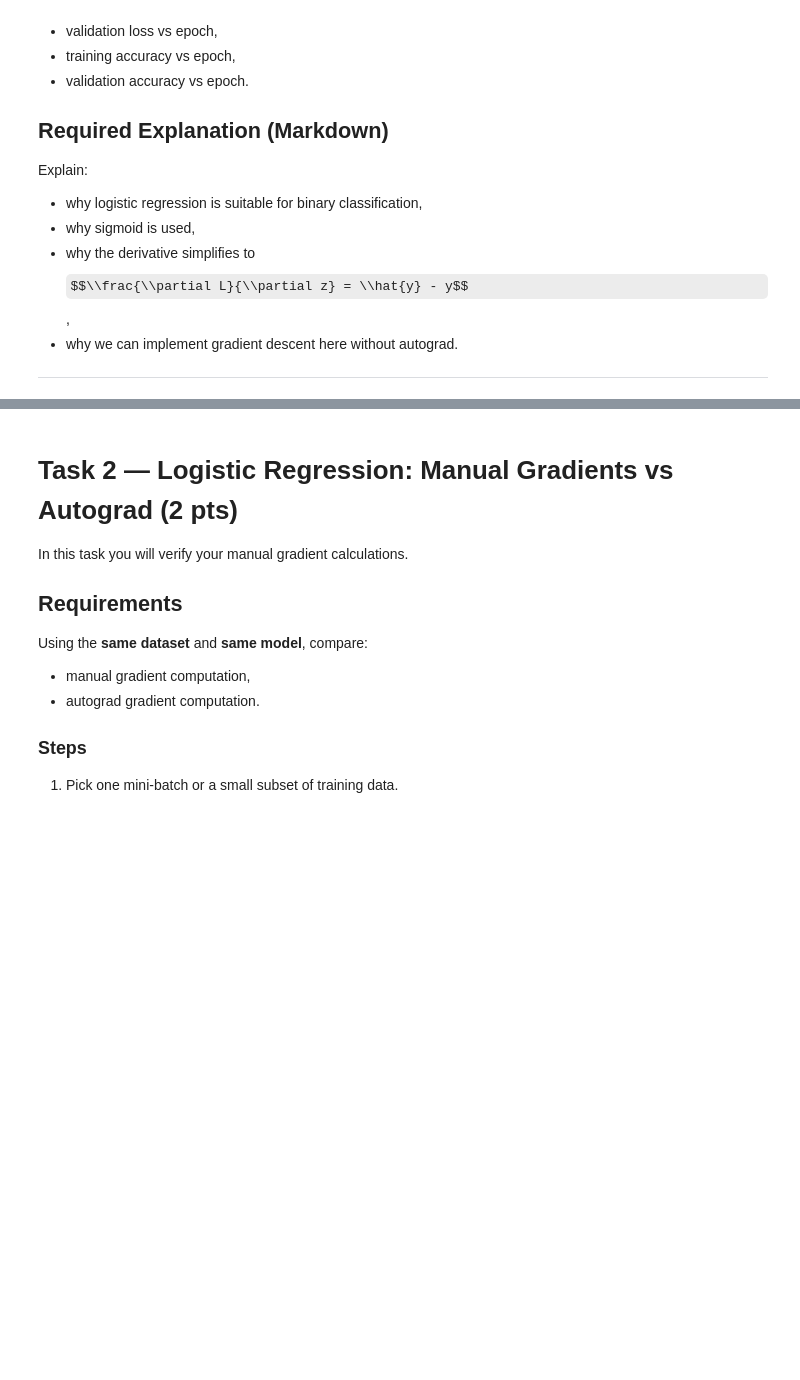
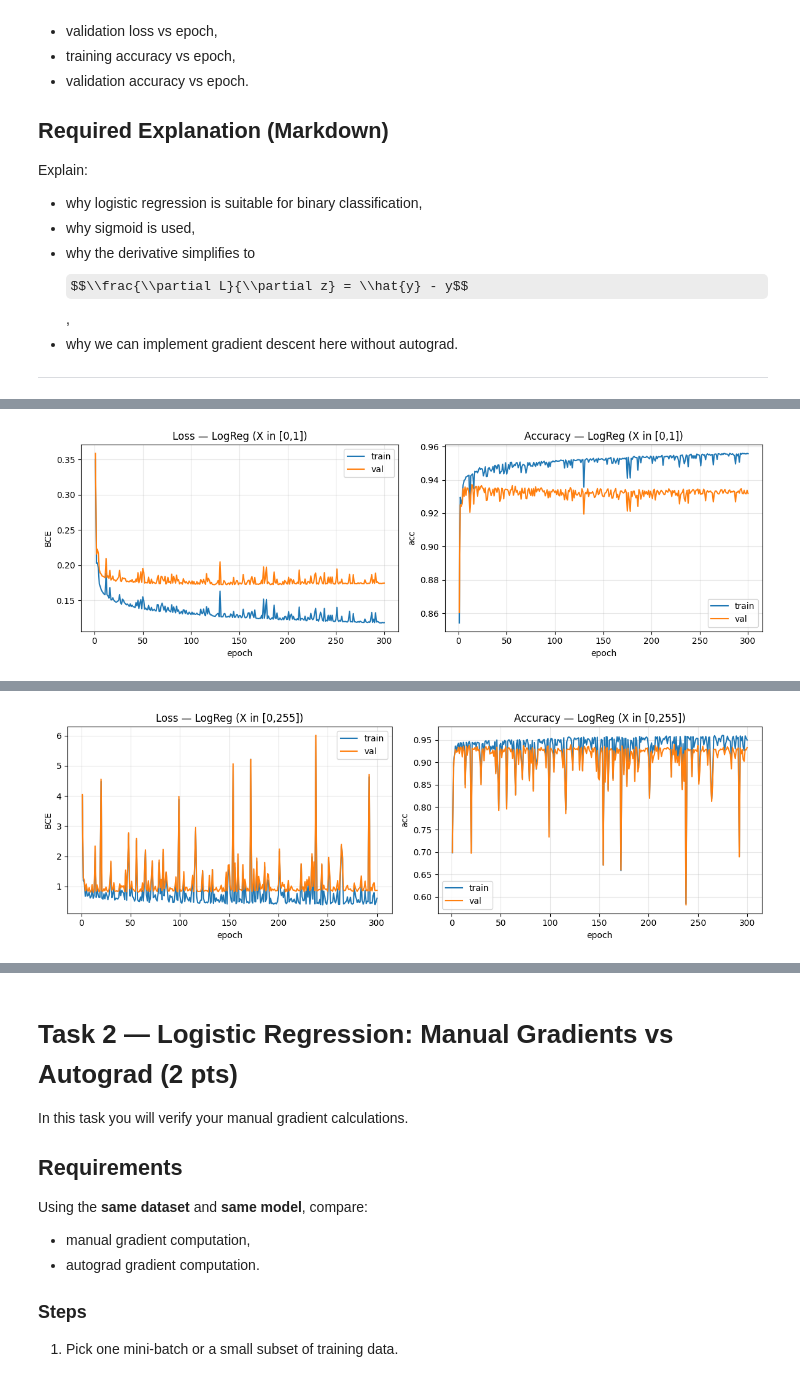
Before and after one commit to Owczany/Semestr-6, a Jupyter notebook: neural_networks/assignments/list_3/task.ipynb, the cells around one changed output, grey strips where cells are left out. Cells and saved outputs as stored; diff of their text form; code cells hidden in the pictures; some formulas as TeX source; blank space fills up the shorter version.

```diff
--- a/neural_networks/assignments/list_3/task.ipynb
+++ b/neural_networks/assignments/list_3/task.ipynb
@@ -212,3 +212,21 @@ Explain:
 
 
 ---
+# %%
+# === Setup & reproducibility ===
+import math
+import random
+import numpy as np
+import torch
+from torch.utils.data import DataLoader, TensorDataset
+from torchvision import datasets
+import matplotlib.pyplot as plt
+
+SEED = 42
+random.seed(SEED)
+np.random.seed(SEED)
+torch.manual_seed(SEED)
+torch.set_printoptions(precision=4, sci_mode=False)
+
+device = torch.device('cuda' if torch.cuda.is_available() else 'cpu')
+device
@@ -214,0 +235,9 @@ Explain:
+# %%
+# === Load Fashion-MNIST (uses existing data/ if present) ===
+# We avoid transforms here because we will use raw uint8 tensors from dataset.data directly.
+fashion_train = datasets.FashionMNIST(root='./data', train=True, download=True)
+fashion_test = datasets.FashionMNIST(root='./data', train=False, download=True)
+
+class_names = fashion_train.classes
+class_to_idx = fashion_train.class_to_idx
+class_to_idx
@@ -214,0 +434,16 @@ Explain:
+# %%
+# Train on normalized [0,1]
+EPOCHS = 300
+W_norm, b_norm, hist_norm = train_logreg_manual(
+    Xn_train, y_train, Xn_val, y_val,
+    lr=0.2, epochs=EPOCHS, batch_size=256, weight_scale=0.01
+)
+plot_history(hist_norm, title='LogReg (X in [0,1])')
+
+# Train on raw-like [0,255] (usually needs much smaller lr)
+W_raw, b_raw, hist_raw = train_logreg_manual(
+    Xraw_train, y_train, Xraw_val, y_val,
+    lr=1e-4, epochs=EPOCHS, batch_size=256, weight_scale=0.001
+)
+plot_history(hist_raw, title='LogReg (X in [0,255])')
+# %% [output]
@@ -214,0 +467 @@ Explain:
+[figure, added]
@@ -214,0 +485 @@ Explain:
+[figure, added]
```
Also changed, not shown: parts of 15 cells of this notebook, 1 other file.
